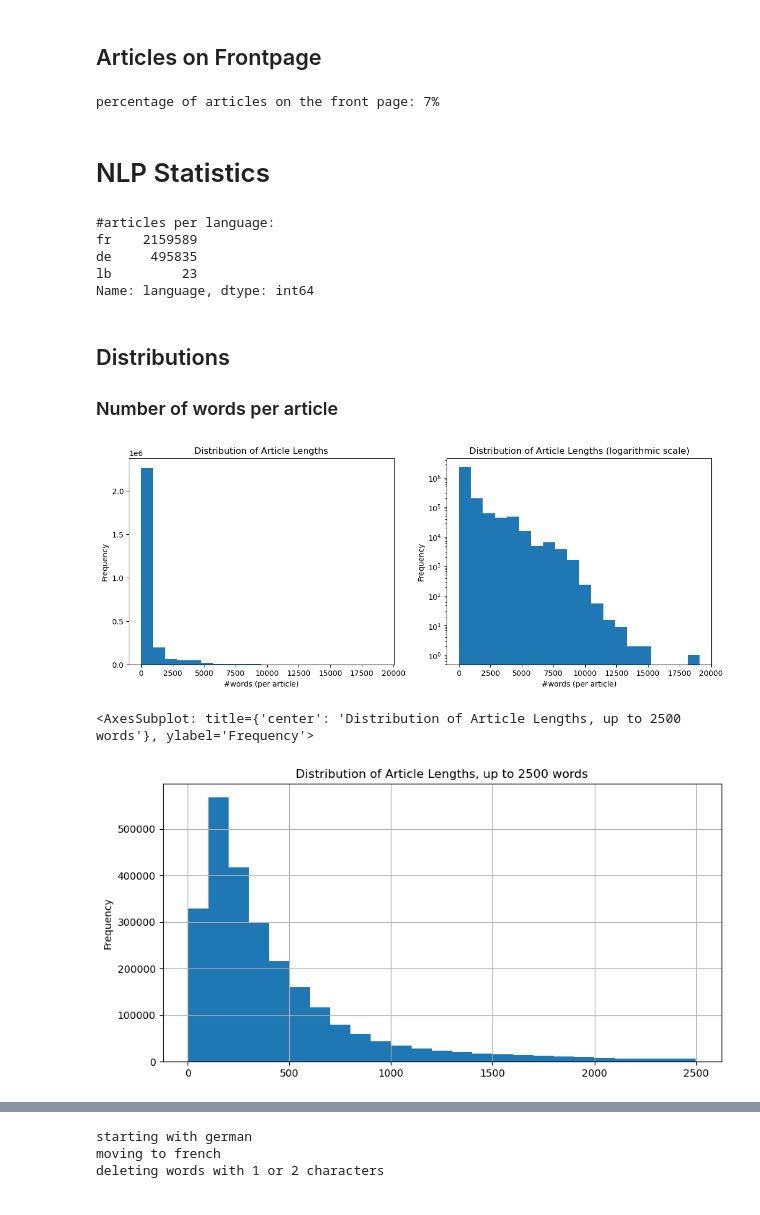
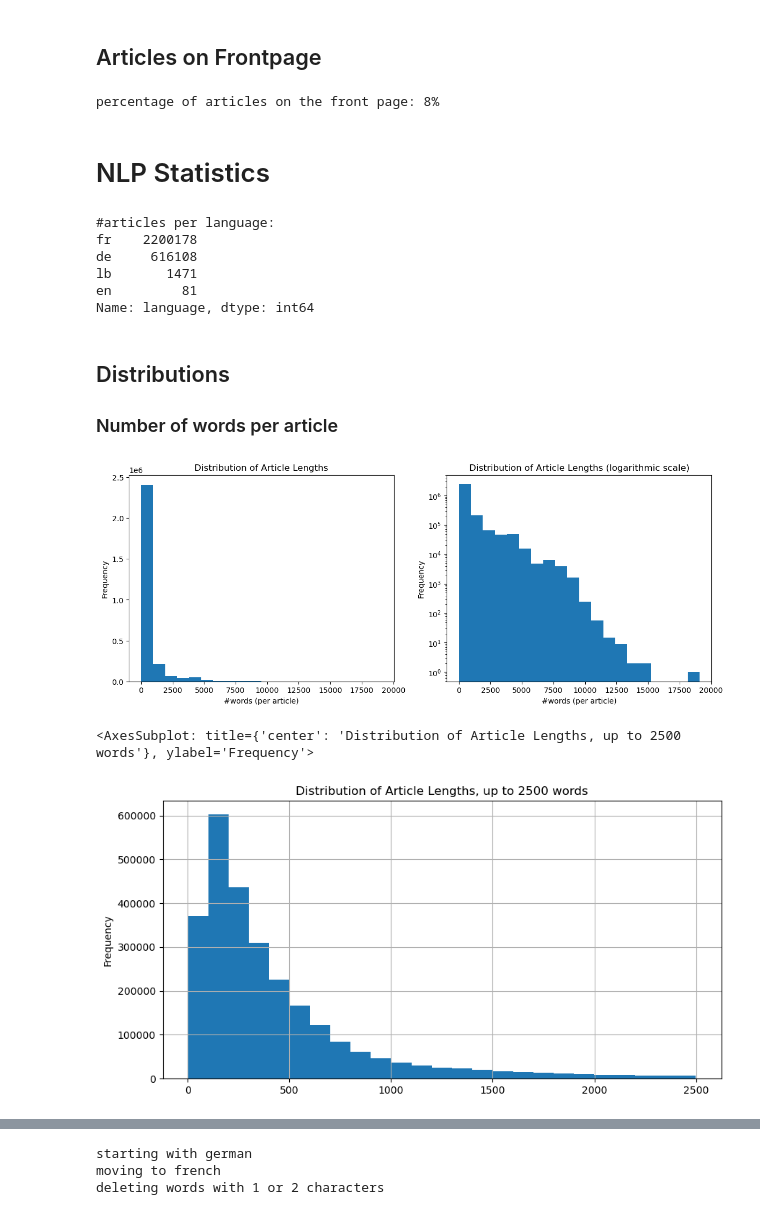
Before and after one commit to impresso/newsagency-classification, a Jupyter notebook: notebooks/data_exploration.ipynb, the cells around one changed output, grey strips where cells are left out. Drawn from its saved outputs; the diff is of its cells as text; code cells hidden in the pictures.

```diff
--- a/notebooks/data_exploration.ipynb
+++ b/notebooks/data_exploration.ipynb
@@ -13,5 +10,5 @@ from nltk.corpus import stopwords
 import string
 import re
 # %%
-COLLECTIONS_PATH = "collections/"
+DATASETS_PATH = "datasets/"
 SMALL_NA_SAMPLE = False
@@ -280,3 +15,10 @@ Europapress0 #articles without content: 7624 of 7929
+# %%
+if SMALL_NA_SAMPLE:
+    df_all = pd.read_pickle(DATASETS_PATH + "df_all_sample.pkl")
+    df_articles = pd.read_pickle(DATASETS_PATH + "df_articles_sample.pkl")
+else:
+    df_all = pd.read_pickle(DATASETS_PATH + "df_all.pkl")
+    df_articles = pd.read_pickle(DATASETS_PATH + "df_articles.pkl")
 # %% [markdown]
 ## Distributions per Newsagency
 # %%
@@ -469,40 +197,41 @@ plt.show()
 # %% [markdown]
 ## Articles on Frontpage
 # %%
-print(f"percentage of articles on the front page: {round(df_unique['is_on_front'].sum()/len(df_all)*100)}%")
+print(f"percentage of articles on the front page: {round(df_articles['is_on_front'].sum()/len(df_all)*100)}%")
 # %% [output]
-percentage of articles on the front page: 7%
+percentage of articles on the front page: 8%
 # %% [markdown]
 # NLP Statistics
 # %%
-print(f"#articles per language:\n{df_unique['language'].value_counts()}")
+print(f"#articles per language:\n{df_articles['language'].value_counts()}")
 # %% [output]
 #articles per language:
-fr    2159589
-de     495835
-lb         23
+fr    2200178
+de     616108
+lb       1471
+en         81
 Name: language, dtype: int64
 # %% [markdown]
 ## Distributions
 ### Number of words per article
 # %%
 fig, axes = plt.subplots(nrows=1, ncols=2)
-df_unique["size"].plot.hist(bins=20, ax=axes[0],
+df_articles["size"].plot.hist(bins=20, ax=axes[0],
                          title="Distribution of Article Lengths",
                          figsize=(14,5))
-df_unique["size"].plot.hist(bins=20, ax=axes[1],
+df_articles["size"].plot.hist(bins=20, ax=axes[1],
                          title="Distribution of Article Lengths (logarithmic scale)",
                          logy=True)
 axes[0].set_xlabel("#words (per article)")
 axes[1].set_xlabel("#words (per article)")
 plt.show()
 # %% [output]
-[figure, old version]
+[figure, new version]
 # %%
-size2500 = df_unique[df_unique["size"]<2500]
+size2500 = df_articles[df_articles["size"]<2500]
 size2500["size"].plot.hist(bins=25, grid=True,
                          title="Distribution of Article Lengths, up to 2500 words",
                          figsize=(10,5))
 # %% [output]
 <AxesSubplot: title={'center': 'Distribution of Article Lengths, up to 2500 words'}, ylabel='Frequency'>
-[figure, old version]
+[figure, new version]
```
Also changed, not shown: parts of 49 cells of this notebook, 1 other file.
